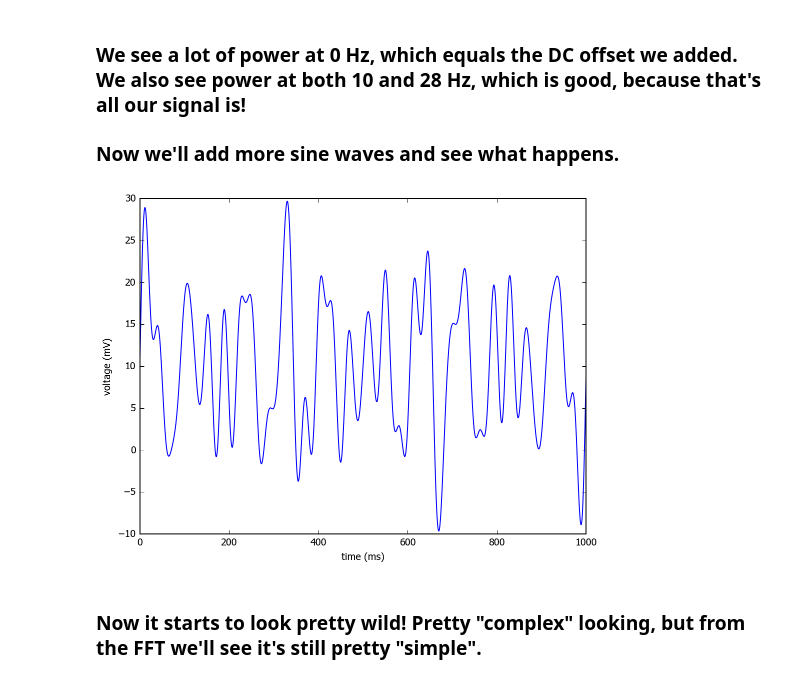
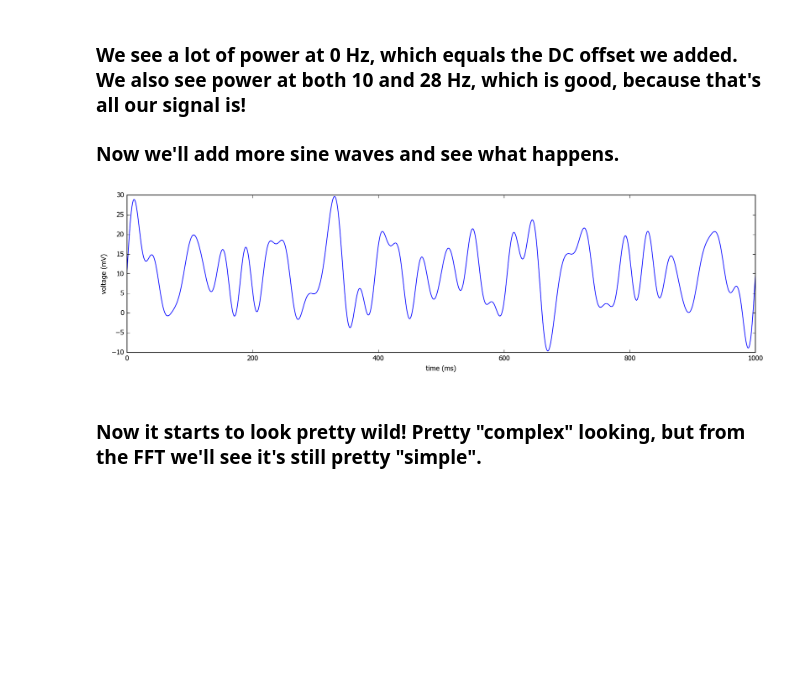
Before and after one commit to Aimee-Flores/COGS280, a Jupyter notebook: COGS 280 - Basic Spectral Analysis.ipynb, the cells around one changed output. Saved outputs shown, nothing was run; the diff lists cells and outputs as text; code cells hidden in the pictures; blank space fills up the shorter version.

```diff
--- a/COGS 280 - Basic Spectral Analysis.ipynb
+++ b/COGS 280 - Basic Spectral Analysis.ipynb
@@ -48,6 +51,7 @@ freq, amp, duration = 28, 4, 10.
 _, sine = sine + sine_func(fs, freq, amp, duration)
 
 # plot some of the time series data
+rcParams['figure.figsize'] = 16,4
 plt.plot(time, sine)
 plt.xlabel('time (ms)')
 plt.ylabel('voltage (mV)')
@@ -64,6 +68,7 @@ sp = np.abs(np.fft.fft(sine)) # get the power spectrum of the simulated data
 freq = np.fft.fftfreq(sine.shape[-1])*fs # get the frequencies from the FFT
 
 # plot the spectrum
+rcParams['figure.figsize'] = 8,6
 plt.plot(freq, sp)
 plt.xlim((-3, 150))
 plt.show()
@@ -76,20 +81,21 @@ plt.show()
 # %%
 ## add some more sine waves!
 freq, amp, duration = 13, 6, 10.
 _, sine = sine + sine_func(fs, freq, amp, duration)
 freq, amp, duration = 22, 4.5, 10.
 _, sine = sine + sine_func(fs, freq, amp, duration)
 freq, amp, duration = 33, 2, 10.
 _, sine = sine + sine_func(fs, freq, amp, duration)
 
 # plot some of the time series data
+rcParams['figure.figsize'] = 16,4
 plt.plot(time, sine)
 plt.xlabel('time (ms)')
 plt.ylabel('voltage (mV)')
 plt.xlim((0,1000)) # just plot the first second
 plt.show()
 # %% [output]
-[figure, old version]
+[figure, new version]
 # %% [markdown]
 ### Now it starts to look pretty wild! Pretty "complex" looking, but from the FFT we'll see it's still pretty "simple".
 # %%
```
Also changed, not shown: parts of 21 cells of this notebook, 1 other file.
